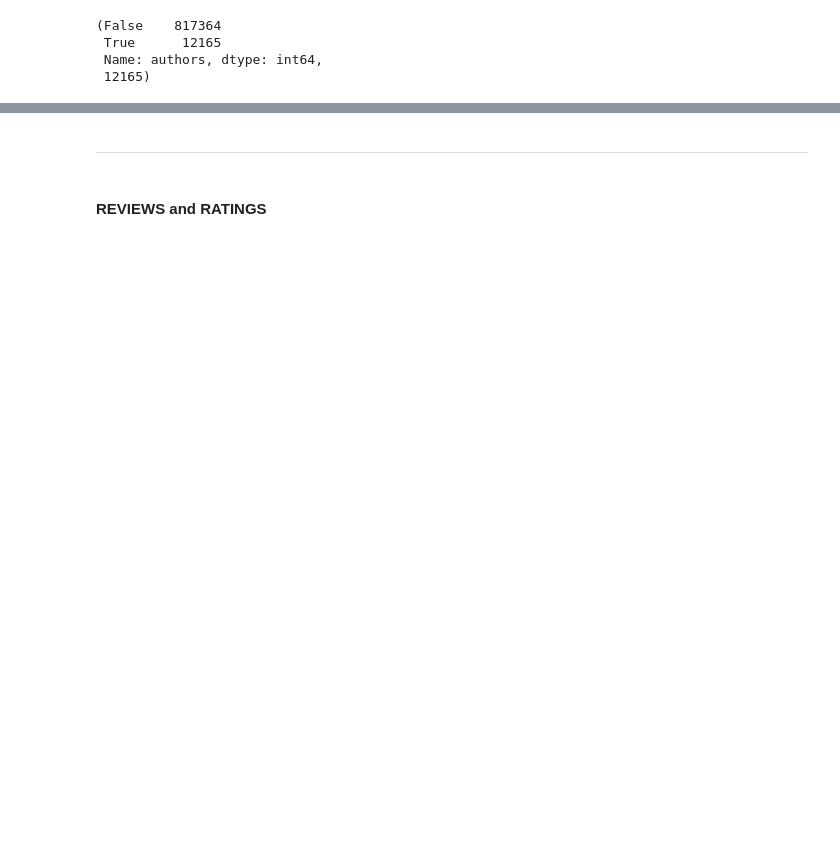
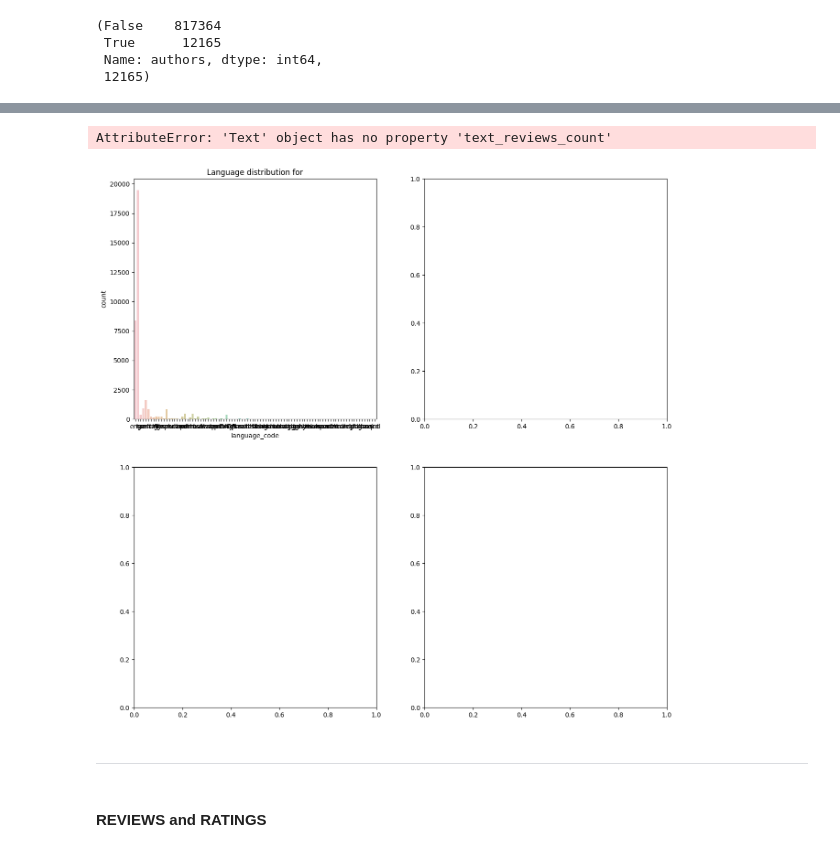
Before and after one commit to ninamamaeva/recommendation_engine, a Jupyter notebook: Untitled.ipynb, the cells around one changed output, grey strips where cells are left out. Drawn from its saved outputs; the diff is of its cells as text; code cells hidden in the pictures; blank space fills up the shorter version.

```diff
--- a/Untitled.ipynb
+++ b/Untitled.ipynb
@@ -75,3 +74,40 @@ df_authors['authors'].isin(df_poetry['authors']).value_counts(), df_poetry['auth
+# %%
+def plot_df(dfs):
+    '''Plots the data'''
+    rows = 2
+    cols = 2
+
+    f, axs = plt.subplots(nrows = rows, ncols = cols, figsize = (15, 15))
+
+    #sns.countplot(x=dfs['language_code'])
+
+    plt.subplots_adjust(hspace = 0.2, wspace = 0.2)
+
+    count = 0
+    for r in range(rows):
+        for c in range(cols):
+            #dfs[count]
+            kwargs = {'alpha':0.5}
+            sns.countplot(x = dfs[count]['language_code'], data = dfs[count], ax = axs[r,c], **kwargs)
+            #dfs[count]
+            #if count < len(dfs):
+            #    kwargs = {'alpha':0.85}
+            #    sns.set_color_codes("pastel")
+            #    sns.countplot(x = df[count]['language_code'], data = df[count], color = 'b',ax = axs[r,c], **kwargs)
+
+            axs[r,c].set_title('Language distribution for', dfs[count])
+            #axs[r,c].legend()
+            count += 1
+   # f.delaxes(axs[2][2])
+   # f.delaxes(axs[2][1])
+    plt.show()
+# %%
+dfs_1 = [df_poetry, df_poetry, df_poetry, df_poetry]
+# %%
+plot_df(dfs_1)
+# %% [output]
+AttributeError: 'Text' object has no property 'text_reviews_count'
+[figure, added]
 # %% [markdown]
 ---
 # %% [markdown]
```
Also changed, not shown: parts of 8 cells of this notebook.
